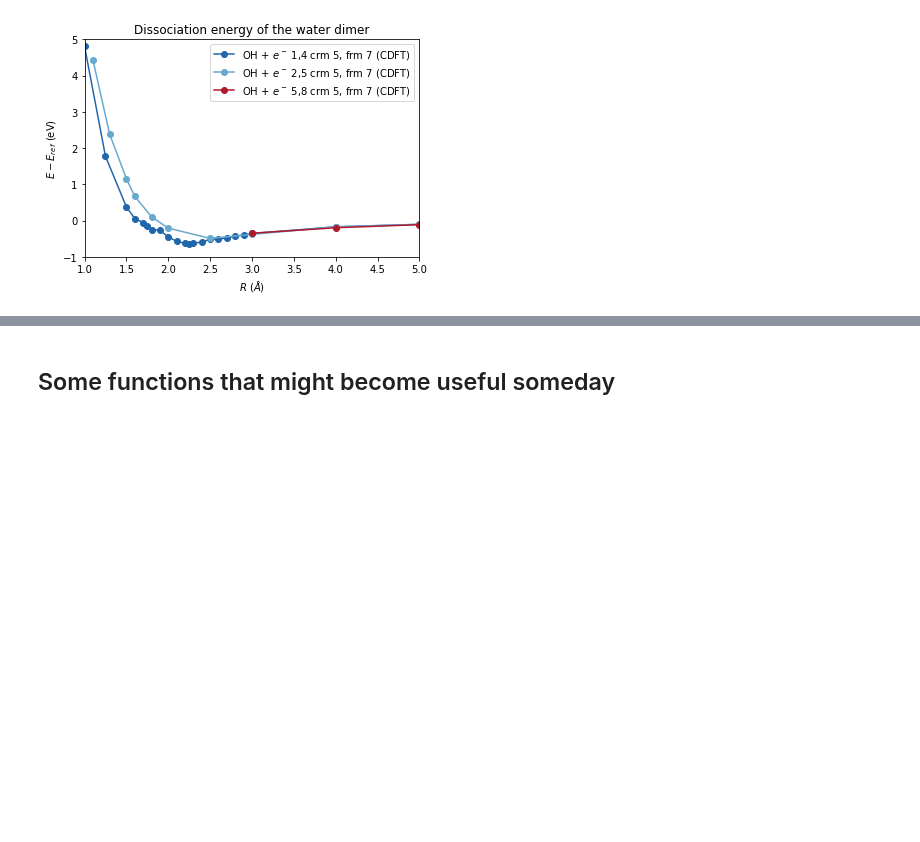
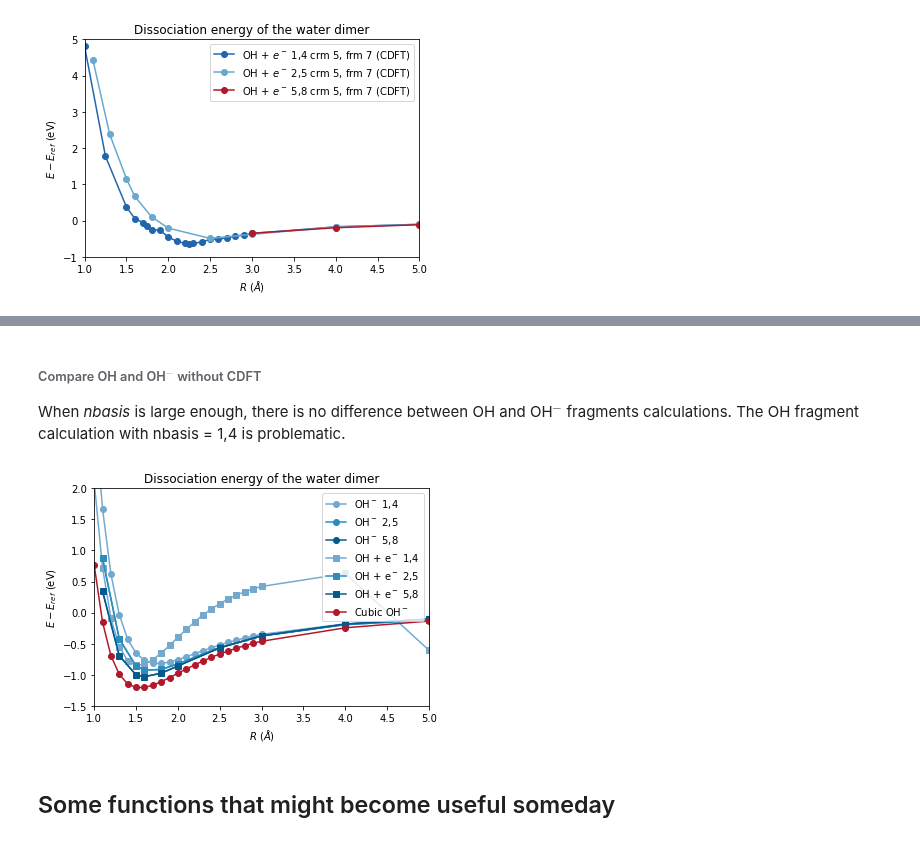
Before and after one commit to luigigenovese/BigDFT-nb, a Jupyter notebook: CDFT-H2O/dissociation.ipynb, the cells around one changed output, grey strips where cells are left out. Drawn from its saved outputs; the diff is of its cells as text; code cells hidden in the pictures; blank space fills up the shorter version.

```diff
--- a/CDFT-H2O/dissociation.ipynb
+++ b/CDFT-H2O/dissociation.ipynb
@@ -1005,3 +1064,27 @@ plt.show()
+# %% [markdown]
+###### Compare OH and OH$^-$ without CDFT
+When *nbasis* is large enough, there is no difference between OH and OH$^-$ fragments calculations.
+The OH fragment calculation with nbasis = 1,4 is problematic.
+# %%
+# List of data to be plotted
+curves = [OHm, OHm_2_5, OHm_5_8, OH_m, OH_m_2_5, OH_m_5_8, cubic_OHm]
+# Update legend
+OH_m['legend'] = 'OH + e$^-$ 1,4'
+# Lists of markers and colors (for matplotlib)
+colors = ['#74a9cf', '#2b8cbe', '#045a8d', '#74a9cf', '#2b8cbe', '#045a8d', '#b2182b']
+markers = ['o']*3+['s']*3+['o']
+# Plot the data using matplotlib
+for i, data in enumerate(curves):
+    plt.plot(data['distances'], data['energies'], marker=markers[i], ls='-', label=data['legend'], color=colors[i])
+plt.ylim([-1.5, 2.0])
+plt.xlim([1.0, 5.0])
+plt.xlabel('$R$ ($\AA$)')
+plt.ylabel('$E-E_{ref}$ (eV)')
+plt.title('Dissociation energy of the water dimer')
+plt.legend()
+plt.show()
+# %% [output]
+[figure, added]
 # %% [markdown]
 ## Some functions that might become useful someday
 # %%
```
Also changed, not shown: parts of 8 cells of this notebook.
